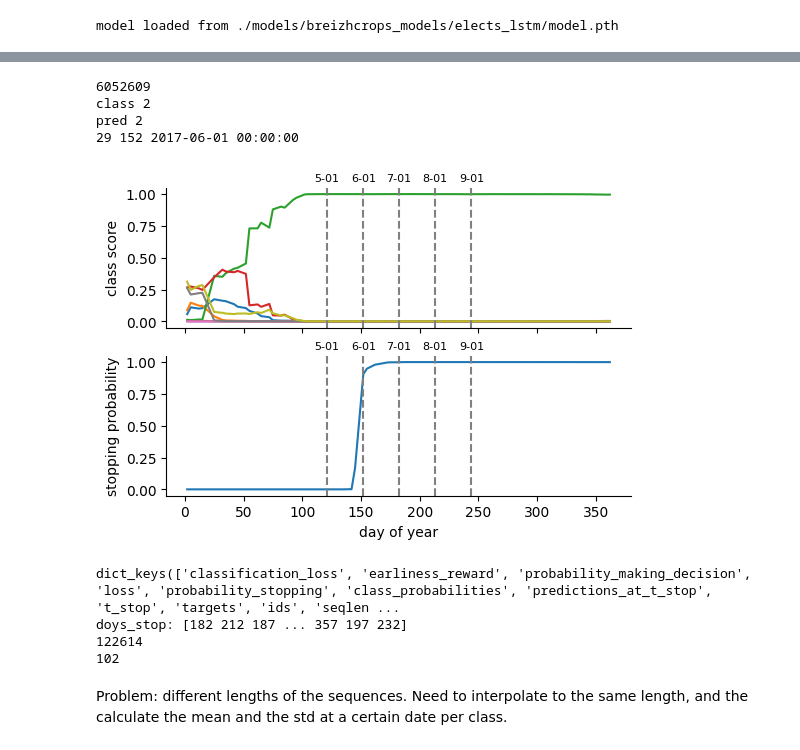
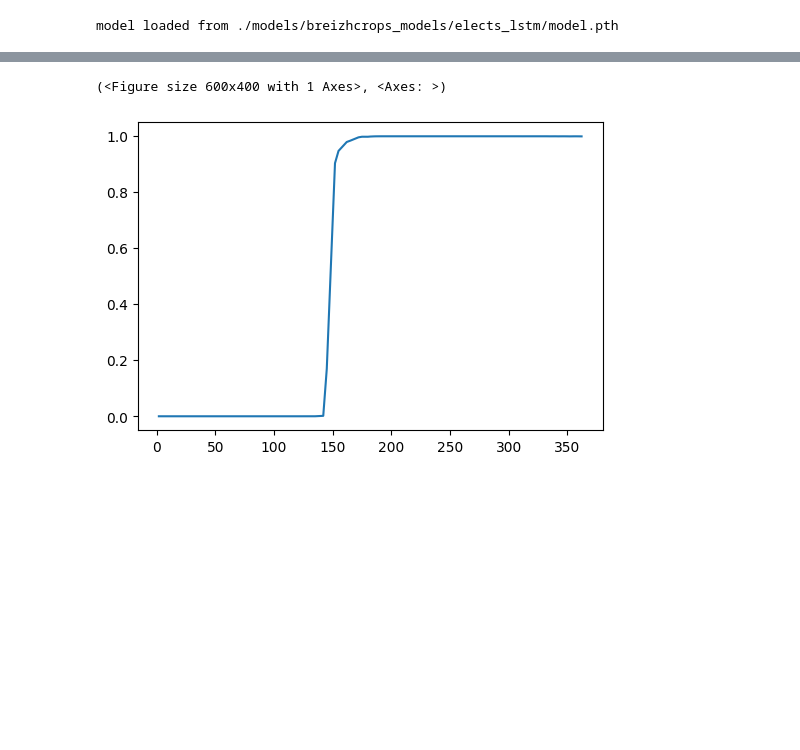
Before and after one commit to Aurenore/elects, a Jupyter notebook: notebook_test.ipynb, the cells around one changed output, grey strips where cells are left out. Saved outputs shown, nothing was run; the diff lists cells and outputs as text; code cells hidden in the pictures; blank space fills up the shorter version.

Commit message:
temporal masking and multiple doys prob. of stopping plots

```diff
--- a/notebook_test.ipynb
+++ b/notebook_test.ipynb
@@ -164,21 +112,6 @@ def plot_id(id, stats, doys_dict, model, device):
 # %%
-plot_id(6052609, stats, doys_dict_test, model, args.device)
+fig, ax = plt.subplots(figsize=(6,4))
+plot_doy_prob(6052609, stats, doys_dict_test, model, args.device, test_ds, fig, ax)
 # %% [output]
-6052609
-class 2
-pred 2
-29 152 2017-06-01 00:00:00
+(<Figure size 600x400 with 1 Axes>, <Axes: >)
-[figure, old version]
+[figure, new version]
-# %%
-print(stats.keys())
-print("doys_stop:", doys_stop)
-doys = [doys_dict_test[id] for id in stats["ids"][:,0]]
-print(len(doys))
-print(len(doys[0]))
-# %% [output]
-dict_keys(['classification_loss', 'earliness_reward', 'probability_making_decision', 'loss', 'probability_stopping', 'class_probabilities', 'predictions_at_t_stop', 't_stop', 'targets', 'ids', 'seqlen ...
-doys_stop: [182 212 187 ... 357 197 232]
-122614
-102
-# %% [markdown]
-Problem: different lengths of the sequences. Need to interpolate to the same length, and the calculate the mean and the std at a certain date per class.
```
Also changed, not shown: parts of 15 cells of this notebook, 4 other files.
